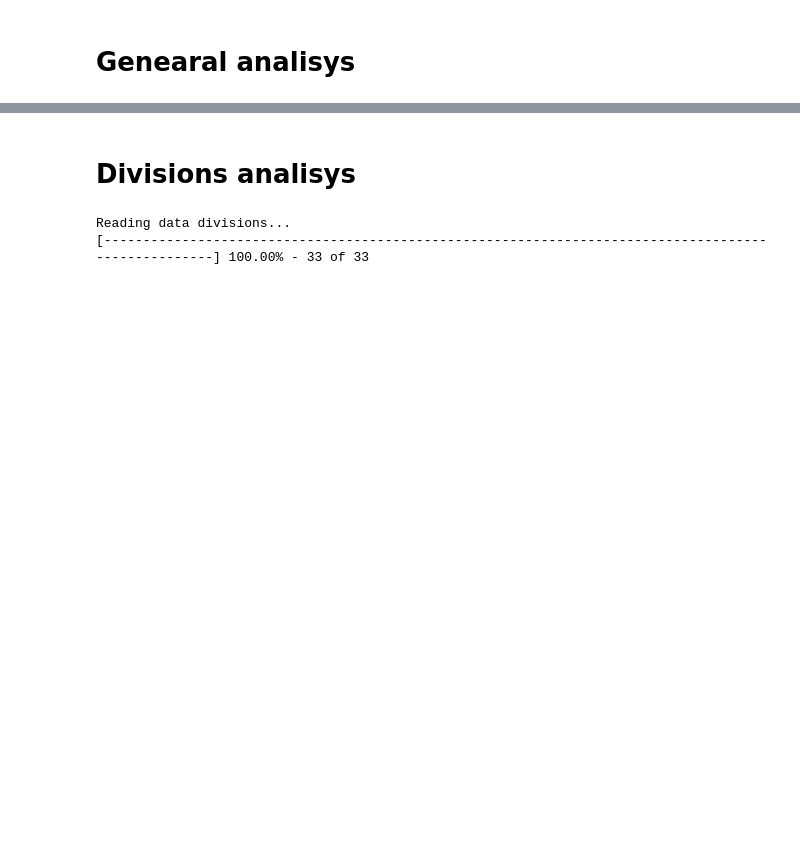
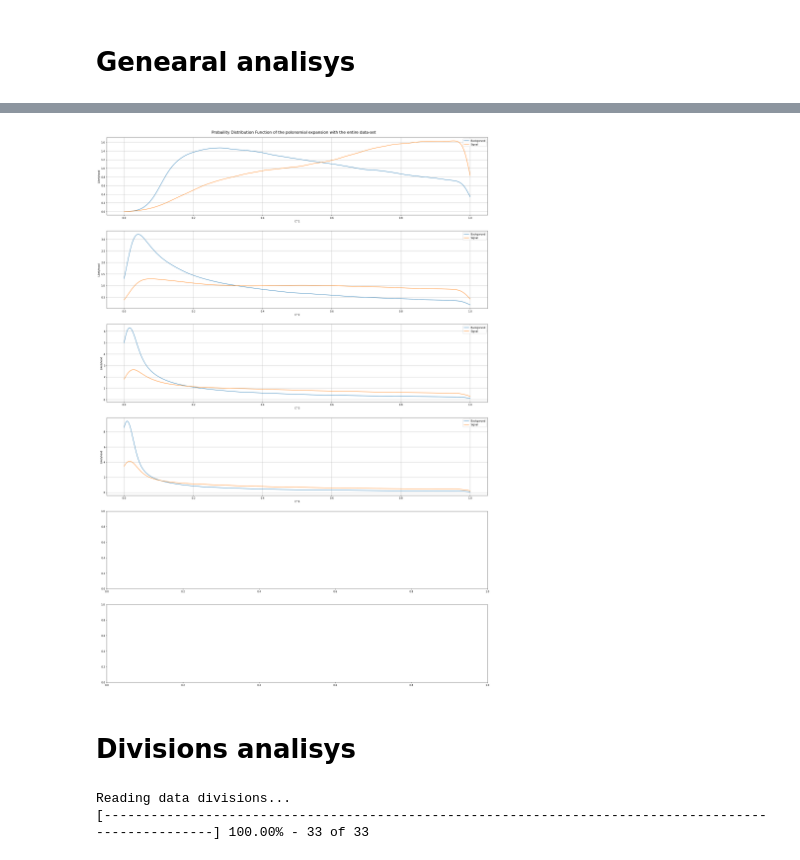
Before and after one commit to Esterci/Learning, a Jupyter notebook: Python/Anomaly_Detection/distribution-analysis/distribution-analyzer.ipynb, the cells around one changed output, grey strips where cells are left out. Saved outputs shown, nothing was run; the diff lists cells and outputs as text; code cells hidden in the pictures; blank space fills up the shorter version.

```diff
--- a/Python/Anomaly_Detection/distribution-analysis/distribution-analyzer.ipynb
+++ b/Python/Anomaly_Detection/distribution-analysis/distribution-analyzer.ipynb
@@ -1247,0 +463,15 @@ plt.colorbar()
+# %%
+# perform a polynomial features transform of the dataset
+
+trans = PolynomialFeatures(degree=5,include_bias=False)
+
+features = trans.fit_transform(data[:,18].reshape(-1, 1))
+
+
+# separating signal from background
+
+features_background = features[:len(background)]
+
+features_signal = features[len(background):]
+
+features_names = ["C^{}".format(int(x)) for x in range(1,len(features[0]))]
@@ -1248,3 +482,74 @@ plt.colorbar()
+# %%
+### ploting results
+
+size_scaler = 8
+
+fig = plt.figure(figsize= (2.9 * size_scaler, 4.1 * size_scaler))
+
+ax = fig.subplots(6,1)
+
+fig.suptitle("Probaility Distribution Function of the polonomial expansion with the entire data-set", fontsize=16)
+
+
+for i,att in enumerate(features_names):
+
+        # getting attributes values
+
+        att_background = features_background[:,i]
+
+        att_signal = features_signal[:,i]
+
+        # computing the attribute distribution
+
+        bg_kernel = stats.gaussian_kde(att_background)
+
+        sg_kernel = stats.gaussian_kde(att_signal)
+
+        # defining attributes limits
+
+        bg_max = max(att_background)
+
+        bg_min = min(att_background)
+
+        sg_max = max(att_signal)
+
+        sg_min = min(att_signal)
+
+        # creating values interval for time optimization
+
+        bg_eval = np.linspace(bg_min,bg_max,num=500)
+
+        sg_eval = np.linspace(sg_min,sg_max,num=500)
+
+
+        # calculating the likelyhood with kde kernel
+
+        bg_likelyhood = bg_kernel(bg_eval)
+
+        sg_likelyhood = sg_kernel(sg_eval)
+
+        # ploting results
+
+        ax[i].plot(bg_eval, bg_likelyhood,
+                ms=3.5, linestyle='-',
+                label= 'Backgorund')
+
+        ax[i].plot(sg_eval, sg_likelyhood,
+                ms=3.5, linestyle='-',
+                label= 'Signal')
+
+        ax[i].legend()
+        ax[i].set_xlabel(att)
+        ax[i].set_ylabel("Likelyhood")
+        ax[i].grid()
+
+fig.tight_layout(pad=3.0)
+
+plt.savefig('figures/Polynomial-PDF-entire-data-set.pdf',format='pdf')
+
+del fig
+# %% [output]
+[figure, added]
 # %% [markdown]
 # Divisions analisys
 # %%
```
Also changed, not shown: parts of 50 cells of this notebook, 18 other files.
